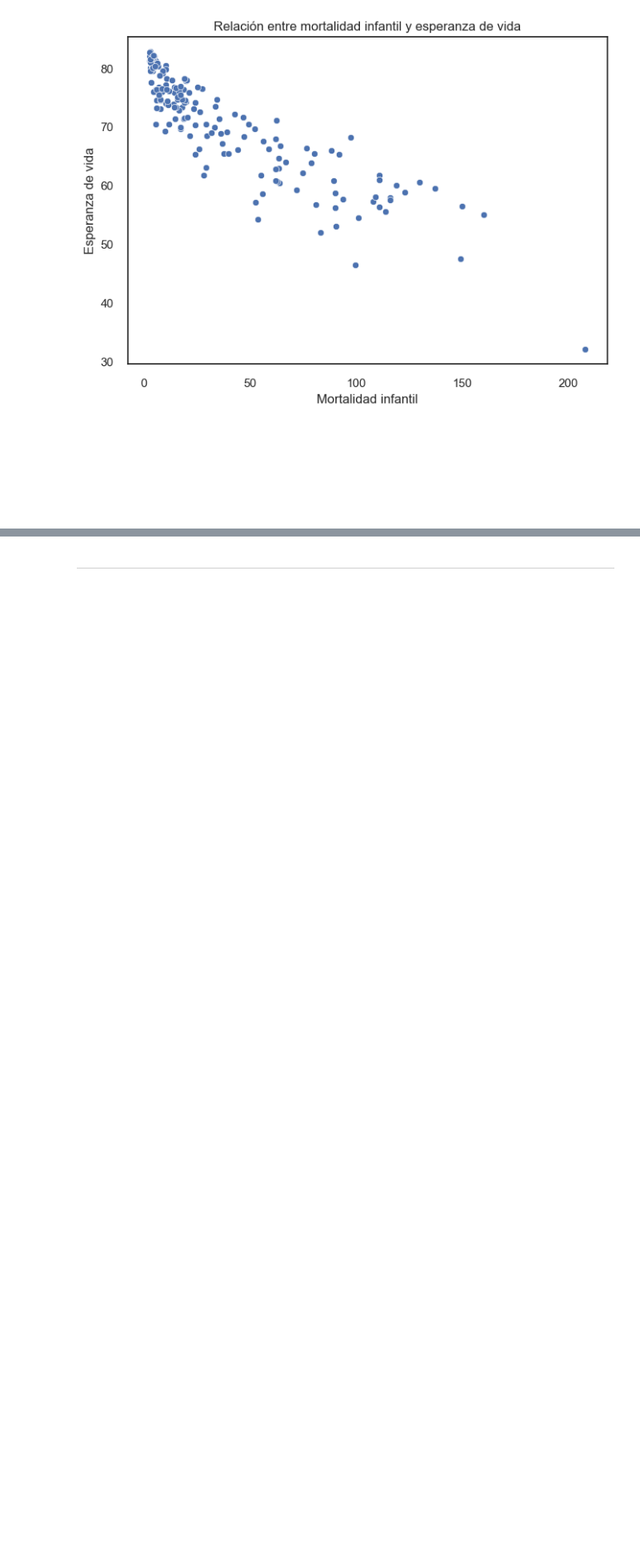
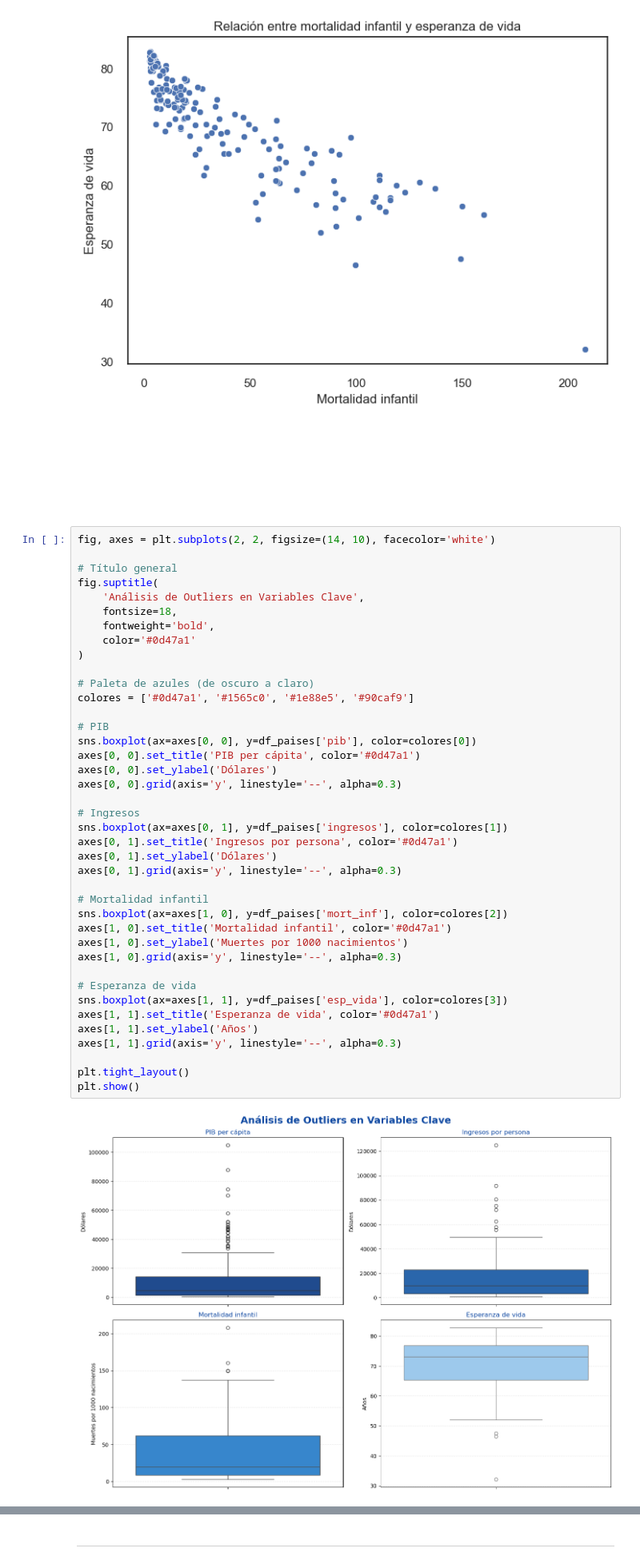
Before and after one commit to nickiiinicole/proyecto-paises-necesitados-ML, a Jupyter notebook: FinalProjectUD3.ipynb, the cells around one changed output, grey strips where cells are left out. Shown at 80% size. Drawn from its saved outputs; the diff is of its cells as text; blank space fills up the shorter version.

```diff
--- a/FinalProjectUD3.ipynb
+++ b/FinalProjectUD3.ipynb
@@ -488,3 +488,45 @@ plt.show()
     </p>
 
 </div>
+# %%
+fig, axes = plt.subplots(2, 2, figsize=(14, 10), facecolor='white')
+
+# Título general
+fig.suptitle(
+    'Análisis de Outliers en Variables Clave',
+    fontsize=18,
+    fontweight='bold',
+    color='#0d47a1'
+)
+
+# Paleta de azules (de oscuro a claro)
+colores = ['#0d47a1', '#1565c0', '#1e88e5', '#90caf9']
+
+# PIB
+sns.boxplot(ax=axes[0, 0], y=df_paises['pib'], color=colores[0])
+axes[0, 0].set_title('PIB per cápita', color='#0d47a1')
+axes[0, 0].set_ylabel('Dólares')
+axes[0, 0].grid(axis='y', linestyle='--', alpha=0.3)
+
+# Ingresos
+sns.boxplot(ax=axes[0, 1], y=df_paises['ingresos'], color=colores[1])
+axes[0, 1].set_title('Ingresos por persona', color='#0d47a1')
+axes[0, 1].set_ylabel('Dólares')
+axes[0, 1].grid(axis='y', linestyle='--', alpha=0.3)
+
+# Mortalidad infantil
+sns.boxplot(ax=axes[1, 0], y=df_paises['mort_inf'], color=colores[2])
+axes[1, 0].set_title('Mortalidad infantil', color='#0d47a1')
+axes[1, 0].set_ylabel('Muertes por 1000 nacimientos')
+axes[1, 0].grid(axis='y', linestyle='--', alpha=0.3)
+
+# Esperanza de vida
+sns.boxplot(ax=axes[1, 1], y=df_paises['esp_vida'], color=colores[3])
+axes[1, 1].set_title('Esperanza de vida', color='#0d47a1')
+axes[1, 1].set_ylabel('Años')
+axes[1, 1].grid(axis='y', linestyle='--', alpha=0.3)
+
+plt.tight_layout()
+plt.show()
+# %% [output]
+[figure, added]
```
Also changed, not shown: parts of 7 cells of this notebook.
